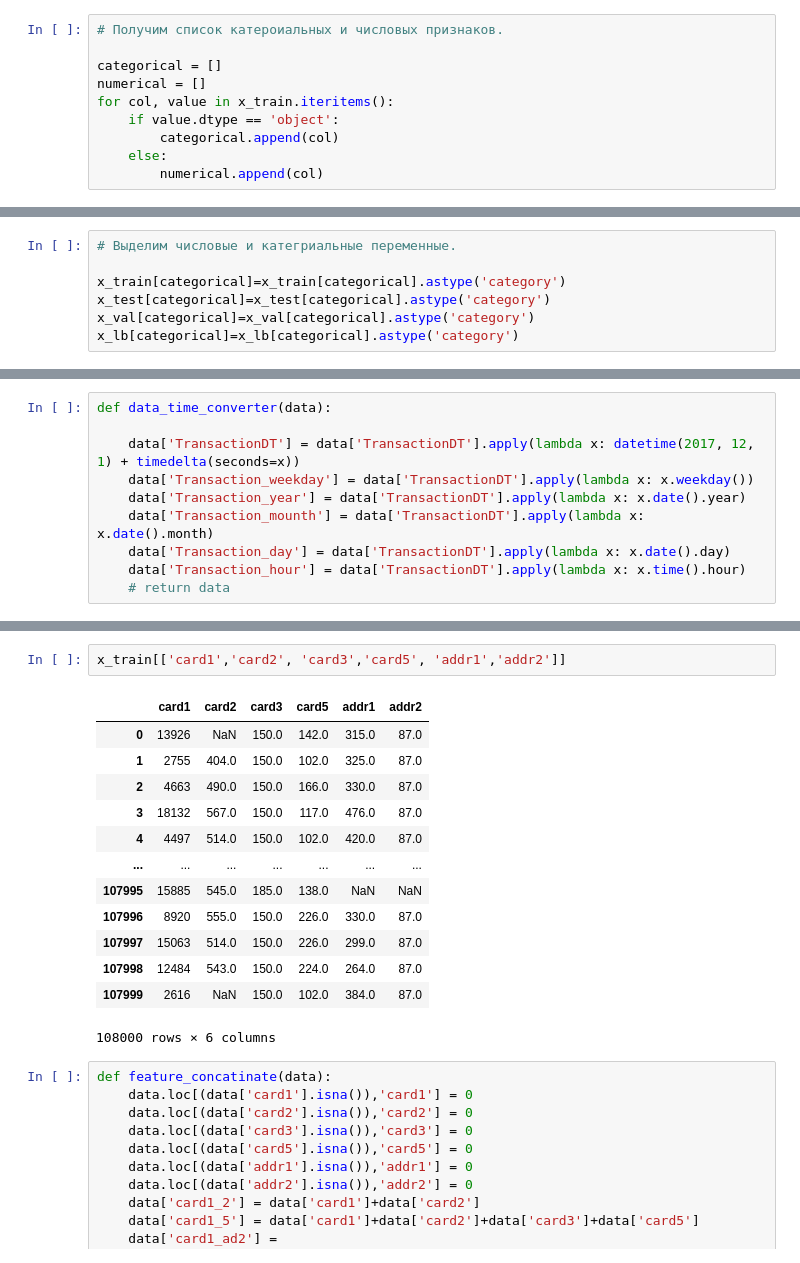
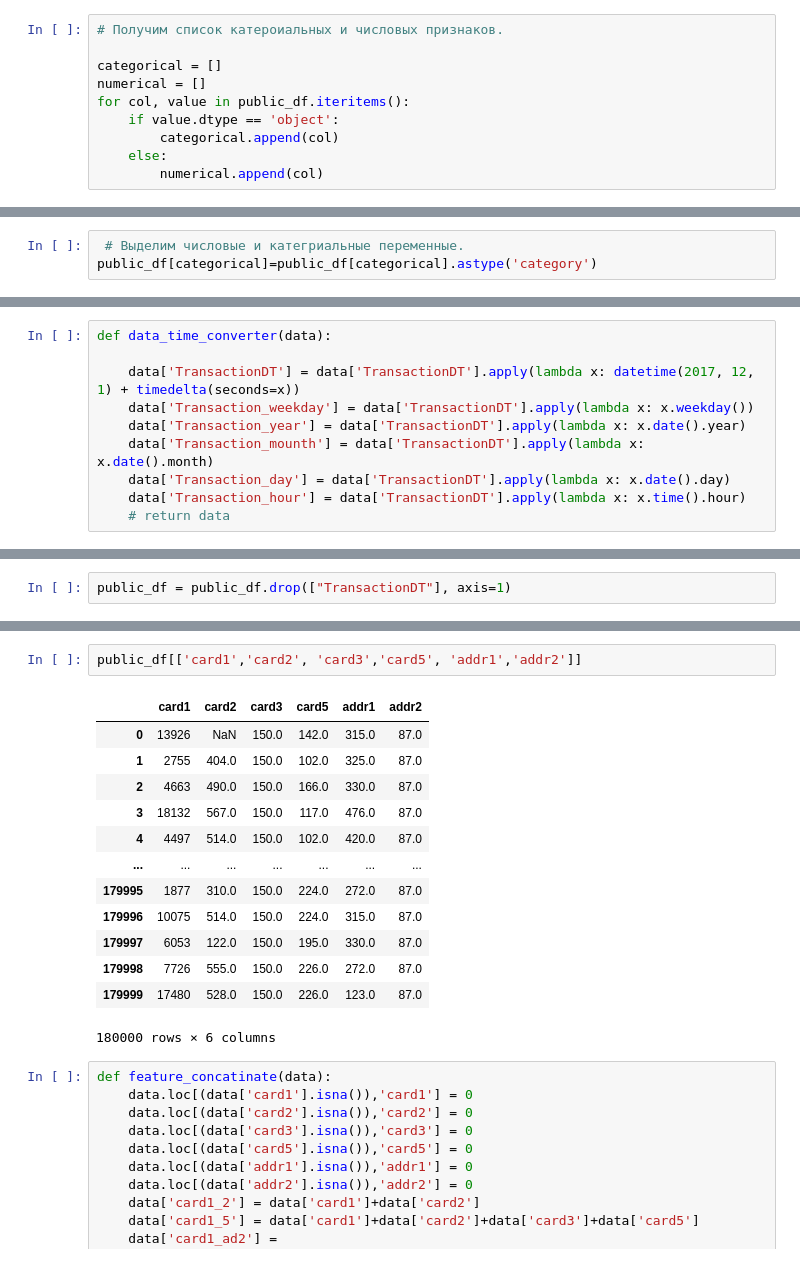
Before and after one commit to evelisko/GB_SDA_Kaggle, a Jupyter notebook: Lesson 5/HW_kaggle_Lesson_5.ipynb, the cells around one changed output, grey strips where cells are left out. Saved outputs shown, nothing was run; the diff lists cells and outputs as text.

```diff
--- a/Lesson 5/HW_kaggle_Lesson_5.ipynb
+++ b/Lesson 5/HW_kaggle_Lesson_5.ipynb
@@ -124,7 +101,7 @@ x_lb.shape = 100001 rows, 392 cols
 
 categorical = []
 numerical = []
-for col, value in x_train.iteritems():
+for col, value in public_df.iteritems():
     if value.dtype == 'object':
         categorical.append(col)
     else:
@@ -139,9 +116,5 @@ x_train[categorical].head(5)
 | 3 | W | mastercard | debit | yahoo.com | NaN | NaN | NaN | NaN | M0 | ... |
 | 4 | H | mastercard | credit | gmail.com | NaN | NaN | NaN | NaN | NaN | ... |
 # %%
-# Выделим числовые и категриальные переменные.
-
-x_train[categorical]=x_train[categorical].astype('category')
-x_test[categorical]=x_test[categorical].astype('category')
-x_val[categorical]=x_val[categorical].astype('category')
-x_lb[categorical]=x_lb[categorical].astype('category')
+ # Выделим числовые и категриальные переменные.
+public_df[categorical]=public_df[categorical].astype('category')
@@ -228,0 +217,2 @@ data_time_converter(x_lb)
+# %%
+public_df = public_df.drop(["TransactionDT"], axis=1)
@@ -267,19 +296,19 @@ Name: Transaction_weekday, dtype: int64
 # %%
-x_train[['card1','card2', 'card3','card5', 'addr1','addr2']]
+public_df[['card1','card2', 'card3','card5', 'addr1','addr2']]
 # %% [output]
 |  | card1 | card2 | card3 | card5 | addr1 | addr2 |
 | 0 | 13926 | NaN | 150.0 | 142.0 | 315.0 | 87.0 |
 | 1 | 2755 | 404.0 | 150.0 | 102.0 | 325.0 | 87.0 |
 | 2 | 4663 | 490.0 | 150.0 | 166.0 | 330.0 | 87.0 |
 | 3 | 18132 | 567.0 | 150.0 | 117.0 | 476.0 | 87.0 |
 | 4 | 4497 | 514.0 | 150.0 | 102.0 | 420.0 | 87.0 |
 | ... | ... | ... | ... | ... | ... | ... |
-| 107995 | 15885 | 545.0 | 185.0 | 138.0 | NaN | NaN |
-| 107996 | 8920 | 555.0 | 150.0 | 226.0 | 330.0 | 87.0 |
-| 107997 | 15063 | 514.0 | 150.0 | 226.0 | 299.0 | 87.0 |
-| 107998 | 12484 | 543.0 | 150.0 | 224.0 | 264.0 | 87.0 |
-| 107999 | 2616 | NaN | 150.0 | 102.0 | 384.0 | 87.0 |
+| 179995 | 1877 | 310.0 | 150.0 | 224.0 | 272.0 | 87.0 |
+| 179996 | 10075 | 514.0 | 150.0 | 224.0 | 315.0 | 87.0 |
+| 179997 | 6053 | 122.0 | 150.0 | 195.0 | 330.0 | 87.0 |
+| 179998 | 7726 | 555.0 | 150.0 | 226.0 | 272.0 | 87.0 |
+| 179999 | 17480 | 528.0 | 150.0 | 226.0 | 123.0 | 87.0 |
-108000 rows × 6 columns
+180000 rows × 6 columns
 # %%
 def feature_concatinate(data):
     data.loc[(data['card1'].isna()),'card1'] = 0
```
Also changed, not shown: parts of 57 cells of this notebook.
